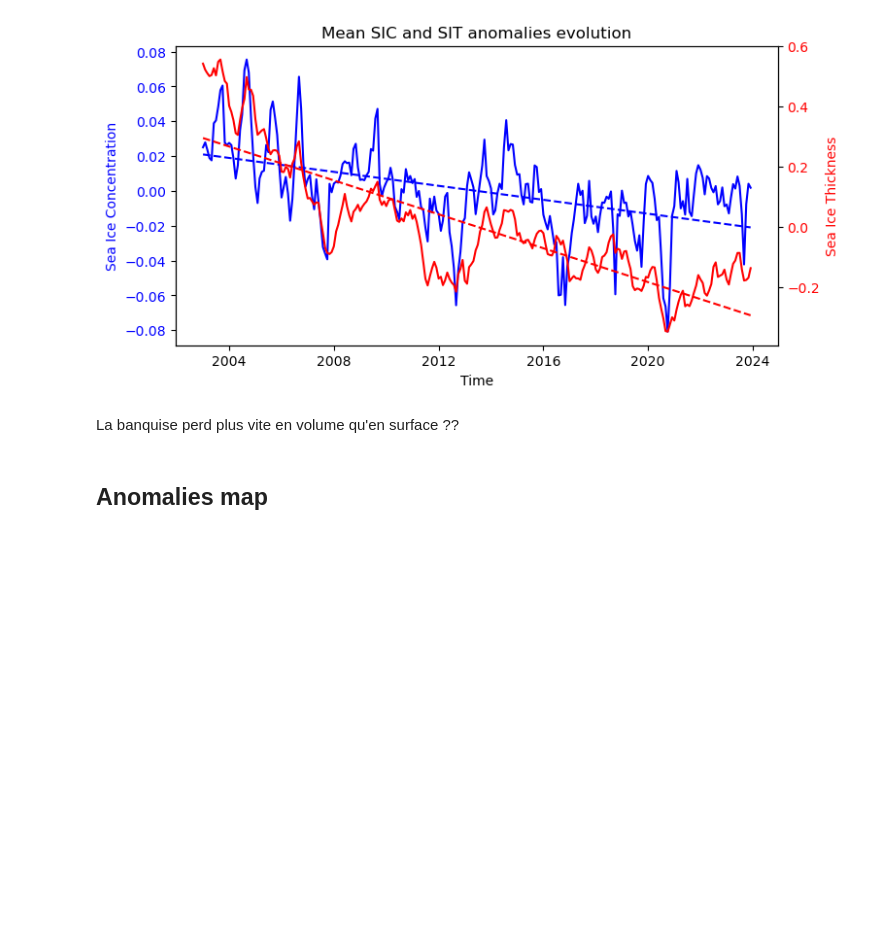
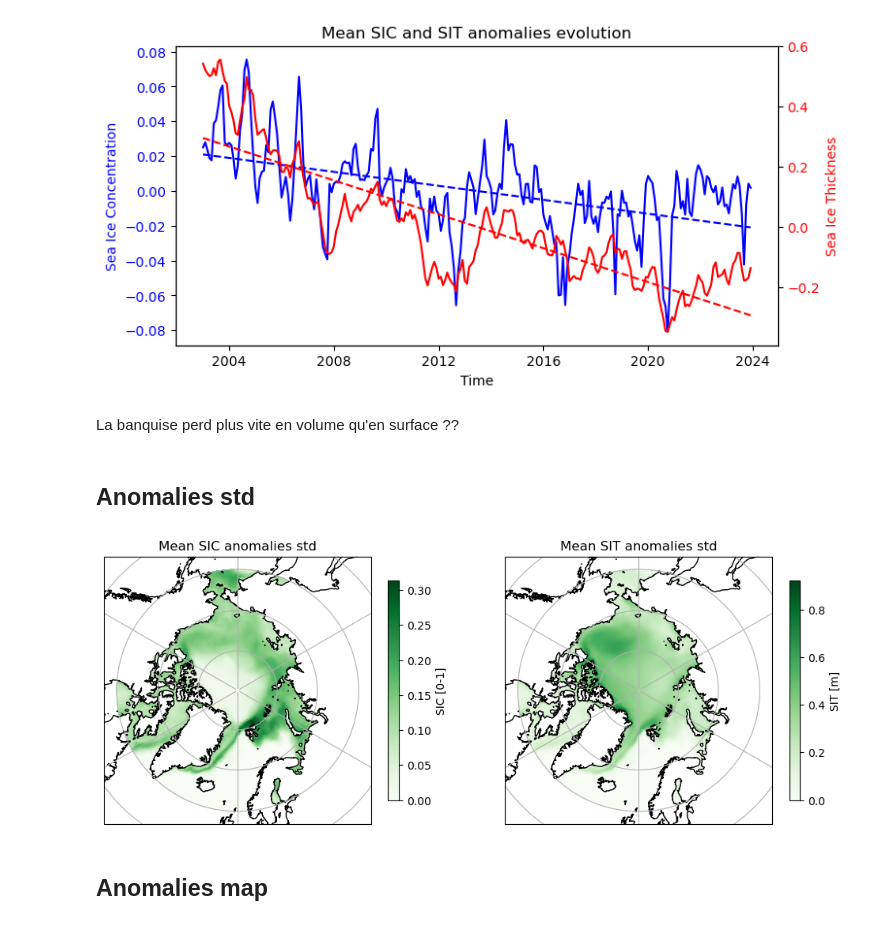
Before and after one commit to juliencollard2001/PHO_Arctic, a Jupyter notebook: sea_ice_study.ipynb, the cells around one changed output. Cells and saved outputs as stored; diff of their text form; code cells hidden in the pictures; blank space fills up the shorter version.

Commit message:
cartes de STD des anomalies de banquise

```diff
--- a/sea_ice_study.ipynb
+++ b/sea_ice_study.ipynb
@@ -83,6 +83,29 @@ plt.show()
 [figure]
 # %% [markdown]
 La banquise perd plus vite en volume qu'en surface ??
+# %% [markdown]
+## Anomalies std
+# %%
+ds_anomalies_std = ds_anomalies.std('time')
+# %%
+fig, axs = plt.subplots(1, 2, figsize=(12, 6), subplot_kw={'projection': ccrs.NorthPolarStereo()})
+ax = axs[0]
+pcm = ax.pcolormesh(ds_anomalies_std['longitude'], ds_anomalies_std['latitude'], ds_anomalies_std['SIC'], cmap='Greens', transform=ccrs.PlateCarree())
+plt.colorbar(pcm, ax=ax, label='SIC [0-1]', shrink=0.6)
+ax.set_title('Mean SIC anomalies std')
+ax.coastlines()
+ax.gridlines()
+
+ax = axs[1]
+pcm = ax.pcolormesh(ds_anomalies['longitude'], ds_anomalies['latitude'], ds_anomalies_std['SIT'], cmap='Greens', transform=ccrs.PlateCarree())
+plt.colorbar(pcm, ax=ax, label='SIT [m]', shrink=0.6)
+ax.set_title('Mean SIT anomalies std')
+ax.coastlines()
+ax.gridlines()
+
+plt.show()
+# %% [output]
+[figure, added]
 # %% [markdown]
 ## Anomalies map
 # %%
```
Also changed, not shown: parts of 5 cells of this notebook.
